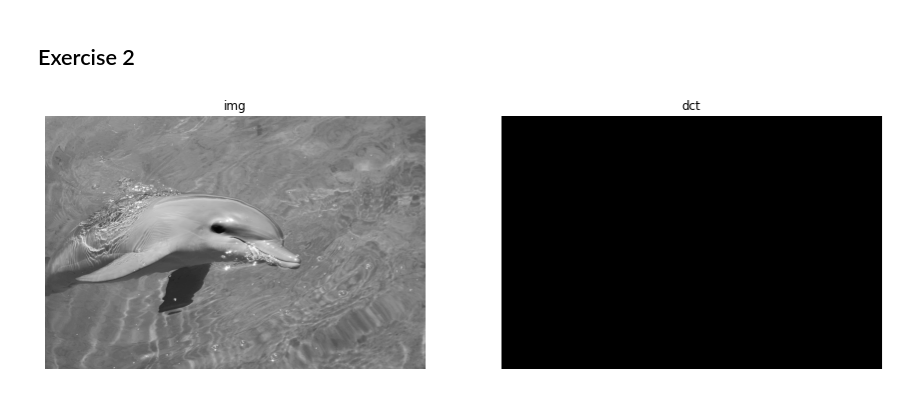
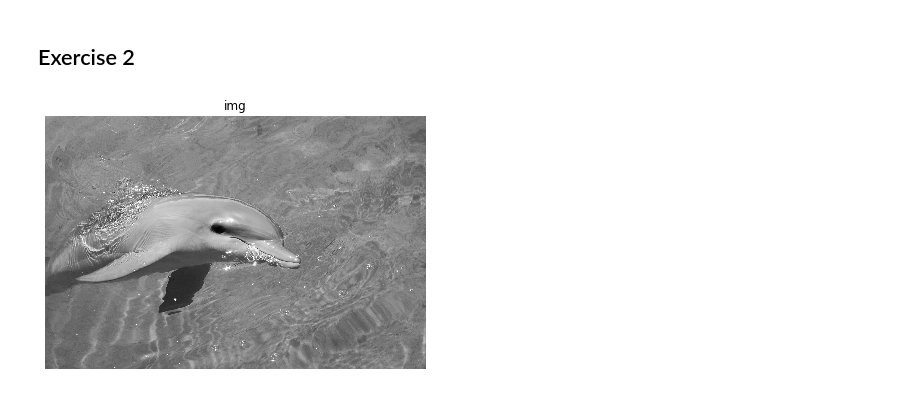
Before and after one commit to S010MON/image-processing, a Jupyter notebook: project2/6252320-Debnath_proj2.ipynb, the cells around one changed output. Saved outputs shown, nothing was run; the diff lists cells and outputs as text; code cells hidden in the pictures.

```diff
--- a/project2/6252320-Debnath_proj2.ipynb
+++ b/project2/6252320-Debnath_proj2.ipynb
@@ -28,13 +28,13 @@ def display(images, labels, axis='off', cmap=None):
 # %% [markdown]
 ## Exercise 2
 # %%
-from scipy import fft
+from scipy import fftpack
+from numpy import pi
+from numpy import r_
 
 img = cv2.cvtColor(cv2.imread('images/dolphin.jpg'), cv2.COLOR_BGR2GRAY)
 
-x = np.fft.fft2(img)
-x = abs(x)/255
 
-display([img, x],['img', 'dct'], cmap='gray')
+display([img],['img'], cmap='gray')
 # %% [output]
-[figure, old version]
+[figure, new version]
```
Also changed, not shown: parts of 6 cells of this notebook.
